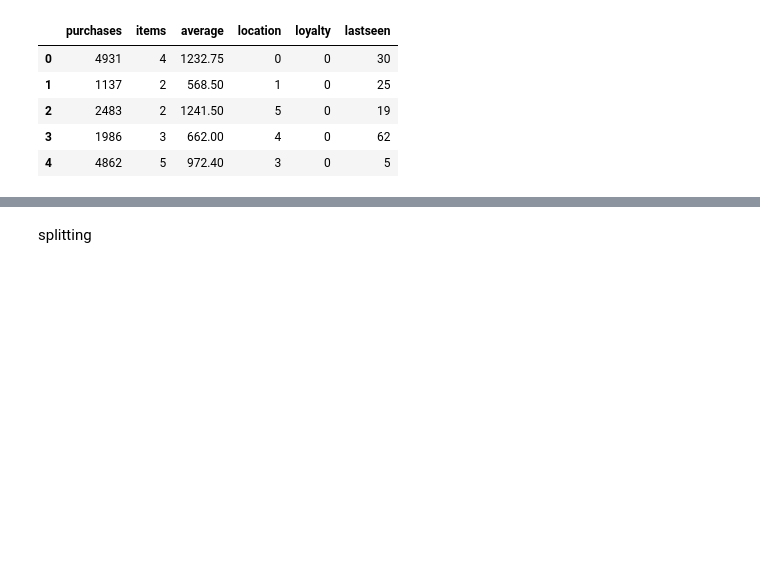
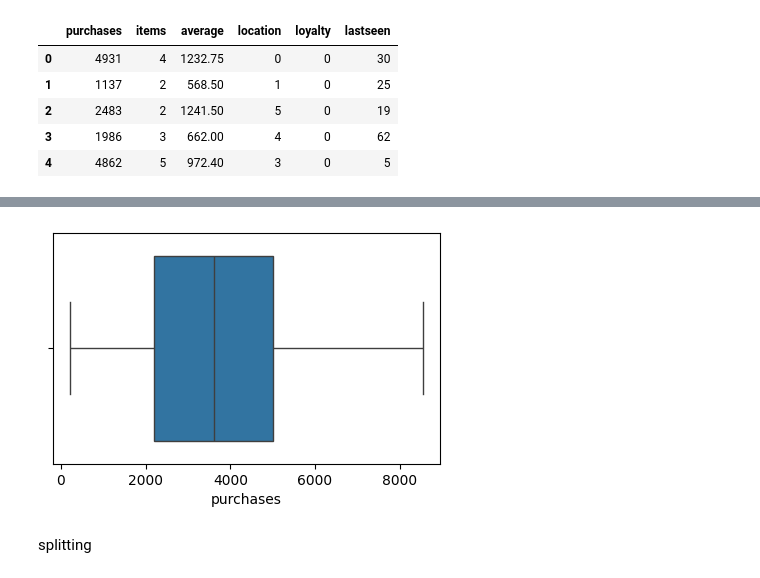
Before and after one commit to hrbayezid/Predicting-purchases-using-api-data, a Jupyter notebook: purchase-prediction.ipynb, the cells around one changed output, grey strips where cells are left out. Saved outputs shown, nothing was run; the diff lists cells and outputs as text; code cells hidden in the pictures; blank space fills up the shorter version.

```diff
--- a/purchase-prediction.ipynb
+++ b/purchase-prediction.ipynb
@@ -78,3 +96,9 @@ df.head()
+# %%
+plt.figure(figsize=(5,3))
+sns.boxplot(x="purchases",data = df)
+plt.show()
+# %% [output]
+[figure, added]
 # %% [markdown]
 splitting
 # %%
```
Also changed, not shown: parts of 12 cells of this notebook.
